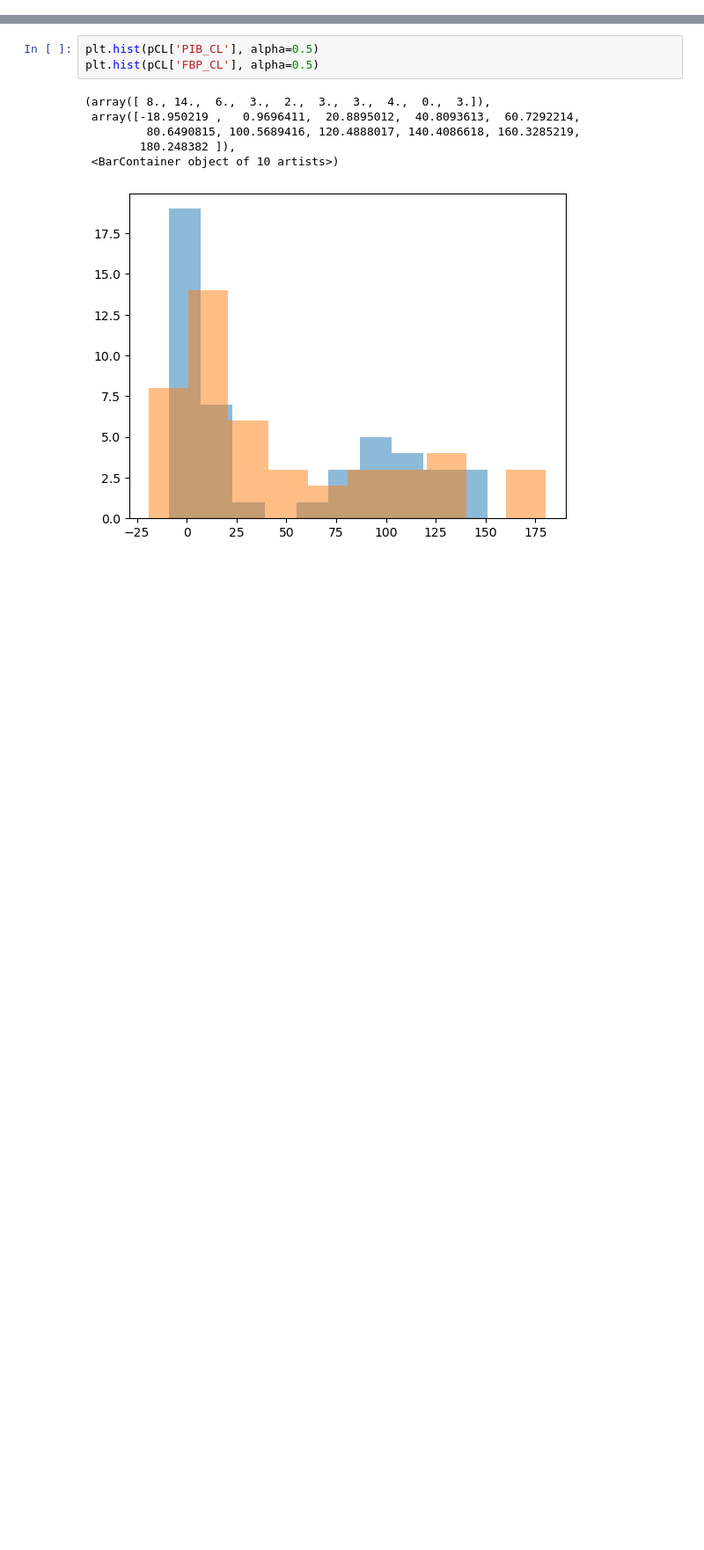
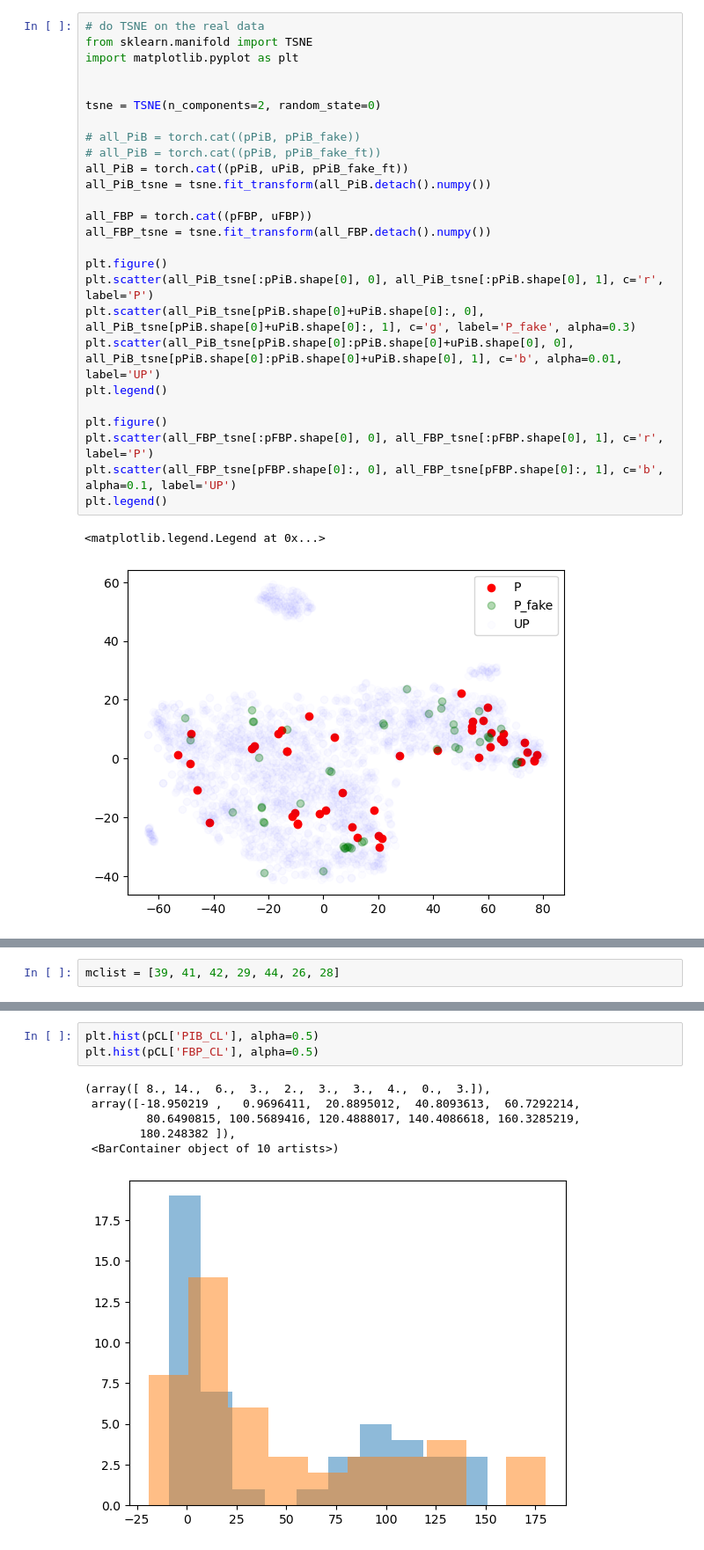
Before and after one commit to SoloChe/PET_cycleGAN, a Jupyter notebook: PET_interpretation.ipynb, the cells around one changed output, grey strips where cells are left out. Shown: that part at 88% size. Saved outputs shown, nothing was run; the diff lists cells and outputs as text; blank space fills up the shorter version.

```diff
--- a/PET_interpretation.ipynb
+++ b/PET_interpretation.ipynb
@@ -87,0 +106,29 @@ pCL = pd.read_excel('./data_PET/Centioid_Summary.xlsx', sheet_name='Sheet1')
+# %%
+# do TSNE on the real data
+from sklearn.manifold import TSNE
+import matplotlib.pyplot as plt
+
+
+tsne = TSNE(n_components=2, random_state=0)
+
+# all_PiB = torch.cat((pPiB, pPiB_fake))
+# all_PiB = torch.cat((pPiB, pPiB_fake_ft))
+all_PiB = torch.cat((pPiB, uPiB, pPiB_fake_ft))
+all_PiB_tsne = tsne.fit_transform(all_PiB.detach().numpy())
+
+all_FBP = torch.cat((pFBP, uFBP))
+all_FBP_tsne = tsne.fit_transform(all_FBP.detach().numpy())
+
+plt.figure()
+plt.scatter(all_PiB_tsne[:pPiB.shape[0], 0], all_PiB_tsne[:pPiB.shape[0], 1], c='r', label='P')
+plt.scatter(all_PiB_tsne[pPiB.shape[0]+uPiB.shape[0]:, 0], all_PiB_tsne[pPiB.shape[0]+uPiB.shape[0]:, 1], c='g', label='P_fake', alpha=0.3)
+plt.scatter(all_PiB_tsne[pPiB.shape[0]:pPiB.shape[0]+uPiB.shape[0], 0], all_PiB_tsne[pPiB.shape[0]:pPiB.shape[0]+uPiB.shape[0], 1], c='b', alpha=0.01, label='UP')
+plt.legend()
+
+plt.figure()
+plt.scatter(all_FBP_tsne[:pFBP.shape[0], 0], all_FBP_tsne[:pFBP.shape[0], 1], c='r', label='P')
+plt.scatter(all_FBP_tsne[pFBP.shape[0]:, 0], all_FBP_tsne[pFBP.shape[0]:, 1], c='b', alpha=0.1, label='UP')
+plt.legend()
+# %% [output]
+<matplotlib.legend.Legend at 0x...>
+[figure, added]
@@ -87,0 +136,2 @@ pCL = pd.read_excel('./data_PET/Centioid_Summary.xlsx', sheet_name='Sheet1')
+# %%
+mclist = [39, 41, 42, 29, 44, 26, 28]
```
Also changed, not shown: parts of 9 cells of this notebook, 6 other files.
